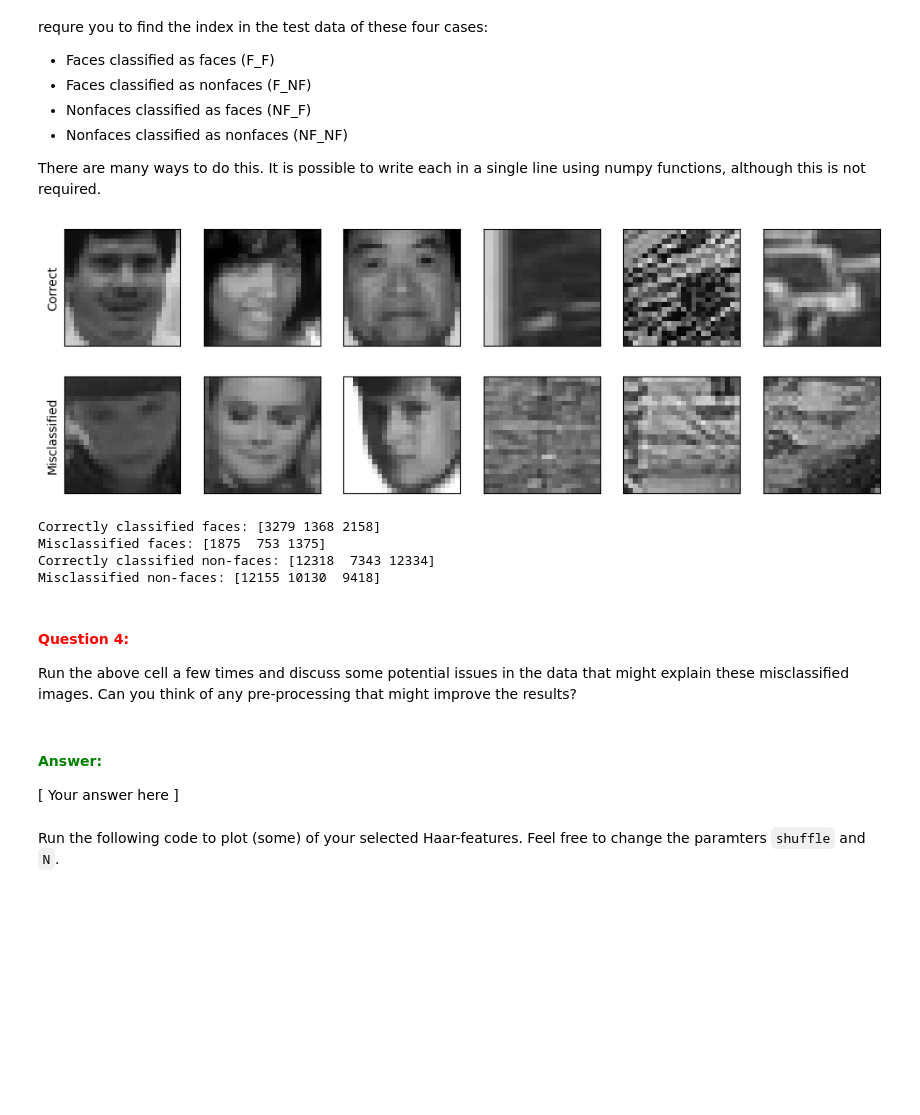
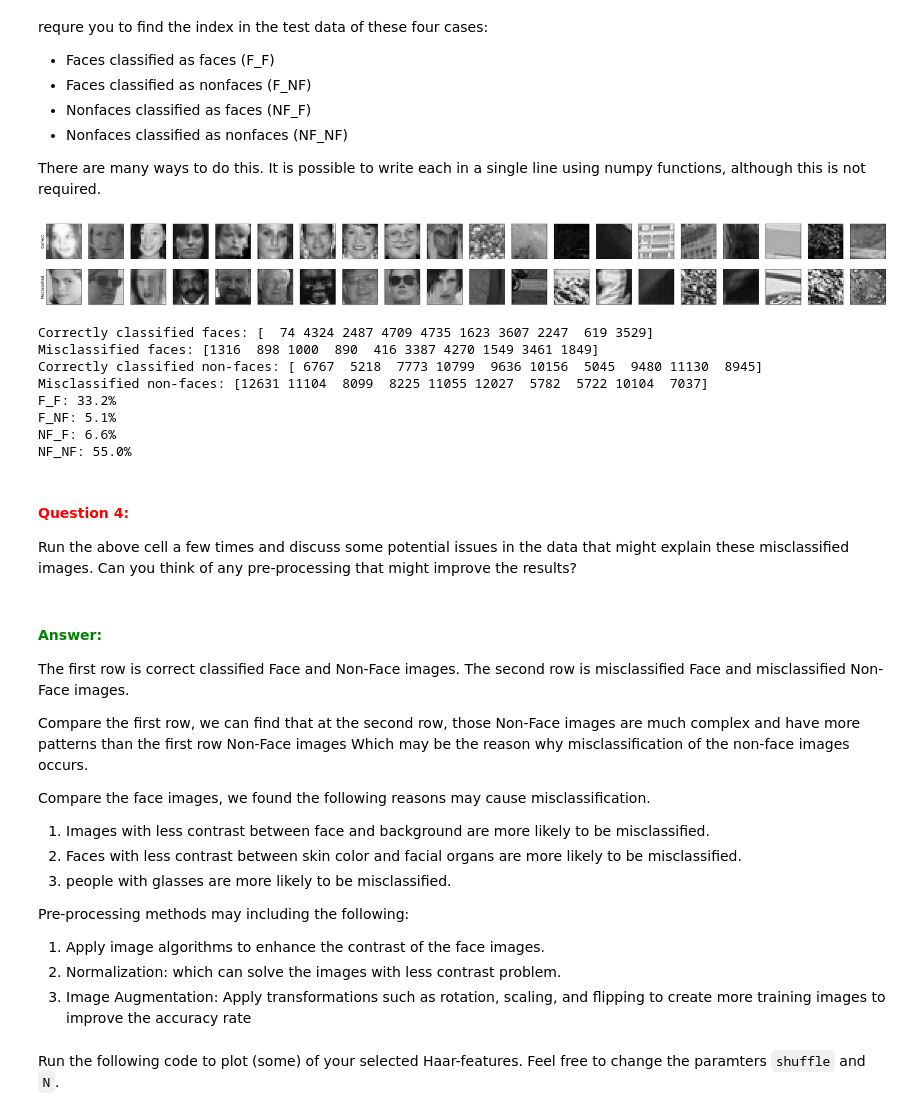
Before and after one commit to qqyfly/732A55_Neural_Networks_and_Learning_Systems, a Jupyter notebook: Homework/Lab/A3_Boosting/AdaBoost.ipynb, the cells around one changed output. Drawn from its saved outputs; the diff is of its cells as text; code cells hidden in the pictures; blank space fills up the shorter version.

```diff
--- a/Homework/Lab/A3_Boosting/AdaBoost.ipynb
+++ b/Homework/Lab/A3_Boosting/AdaBoost.ipynb
@@ -384,11 +393,11 @@ Now you will run the AdaBoost training and evaluate the results. We have provide
 The following cell generates a set of random Haar-features, then precomputes the feature values and splits the data into a training set and a test set. Change the three hyperparamters; number of Haar-features, number of training samples, and number of weak classifiers to obtain the target performance 7% error or lower. Of course the error should be stable below the target as well.
 # %%
 # Generate Haar feature masks
-haarFeatureMasks = GenerateHaarFeatureMasks(nbrHaarFeatures = 10)
+haarFeatureMasks = GenerateHaarFeatureMasks(nbrHaarFeatures = 50)
 
 # Extract feature values and split into training and test sets
-trainImages, testImages, XTrain, YTrain, XTest, YTest = GenerateTrainTestData(faces, nonfaces, haarFeatureMasks, nbrTrainImages = 60)
+trainImages, testImages, XTrain, YTrain, XTest, YTest = GenerateTrainTestData(faces, nonfaces, haarFeatureMasks, nbrTrainImages = 90)
 
 # Train the classifier
-optParams = TrainStrongClassifier(XTrain, YTrain, N = 30)
+optParams = TrainStrongClassifier(XTrain, YTrain, N = 50)
 # %% [output]
@@ -447,24 +472,47 @@ There are many ways to do this. It is possible to write each in a single line us
 # %%
 l = HTest.shape[0]
 
 F_F   = np.where(np.logical_and(HTest[l-1] ==  1,YTest == 1))[0]
 F_NF  = np.where(np.logical_and(HTest[l-1] == -1,YTest == 1))[0]
 NF_F  = np.where(np.logical_and(HTest[l-1] ==  1,YTest == -1))[0]
 NF_NF = np.where(np.logical_and(HTest[l-1] == -1,YTest == -1))[0]
 
-PlotClassifications(testImages, F_F, F_NF, NF_NF, NF_F, N=3, selectRandom=True)
+PlotClassifications(testImages, F_F, F_NF, NF_NF, NF_F, N=10, selectRandom=True)
+
+print(f"F_F: {len(F_F)/len(YTest)*100:.1f}%")
+print(f"F_NF: {len(F_NF)/len(YTest)*100:.1f}%")
+print(f"NF_F: {len(NF_F)/len(YTest)*100:.1f}%")
+print(f"NF_NF: {len(NF_NF)/len(YTest)*100:.1f}%")
 # %% [output]
-[figure, old version]
+[figure, new version]
-Correctly classified faces: [3279 1368 2158]
-Misclassified faces: [1875  753 1375]
-Correctly classified non-faces: [12318  7343 12334]
-Misclassified non-faces: [12155 10130  9418]
+Correctly classified faces: [  74 4324 2487 4709 4735 1623 3607 2247  619 3529]
+Misclassified faces: [1316  898 1000  890  416 3387 4270 1549 3461 1849]
+Correctly classified non-faces: [ 6767  5218  7773 10799  9636 10156  5045  9480 11130  8945]
+Misclassified non-faces: [12631 11104  8099  8225 11055 12027  5782  5722 10104  7037]
+F_F: 33.2%
+F_NF: 5.1%
+NF_F: 6.6%
+NF_NF: 55.0%
 # %% [markdown]
 #### **<span style="color:red">Question 4:</span>**
 Run the above cell a few times and discuss some potential issues in the data that might explain these misclassified images. Can you think of any pre-processing that might improve the results?
-# %% [markdown]
-#### **<span style="color:green">Answer:</span>**
-\[ Your answer here \]
+# %% [markdown]
+#### **<span style="color:green">Answer:</span>**
+
+The first row is correct classified Face and  Non-Face images.
+The second row is misclassified Face and misclassified Non-Face images.
+
+Compare the first row, we can find that at the second row, those Non-Face images are much complex and have more patterns than the first row Non-Face images Which may be the reason why misclassification of the non-face images occurs.
+
+Compare the face images, we found the following reasons may cause misclassification.
+1. Images with less contrast between face and background are more likely to be misclassified.
+2. Faces with less contrast between skin color and facial organs are more likely to be misclassified.
+3. people with glasses are more likely to be misclassified.
+
+Pre-processing methods may including the following:
+1. Apply image algorithms to enhance the contrast of the face images.
+2. Normalization: which can solve the images with less contrast problem.
+3. Image Augmentation: Apply transformations such as rotation, scaling, and flipping to create more training images to improve the accuracy rate
 # %% [markdown]
 Run the following code to plot (some) of your selected Haar-features. Feel free to change the paramters `shuffle` and `N`.
 # %%
```
Also changed, not shown: parts of 15 cells of this notebook, 1 other file.
